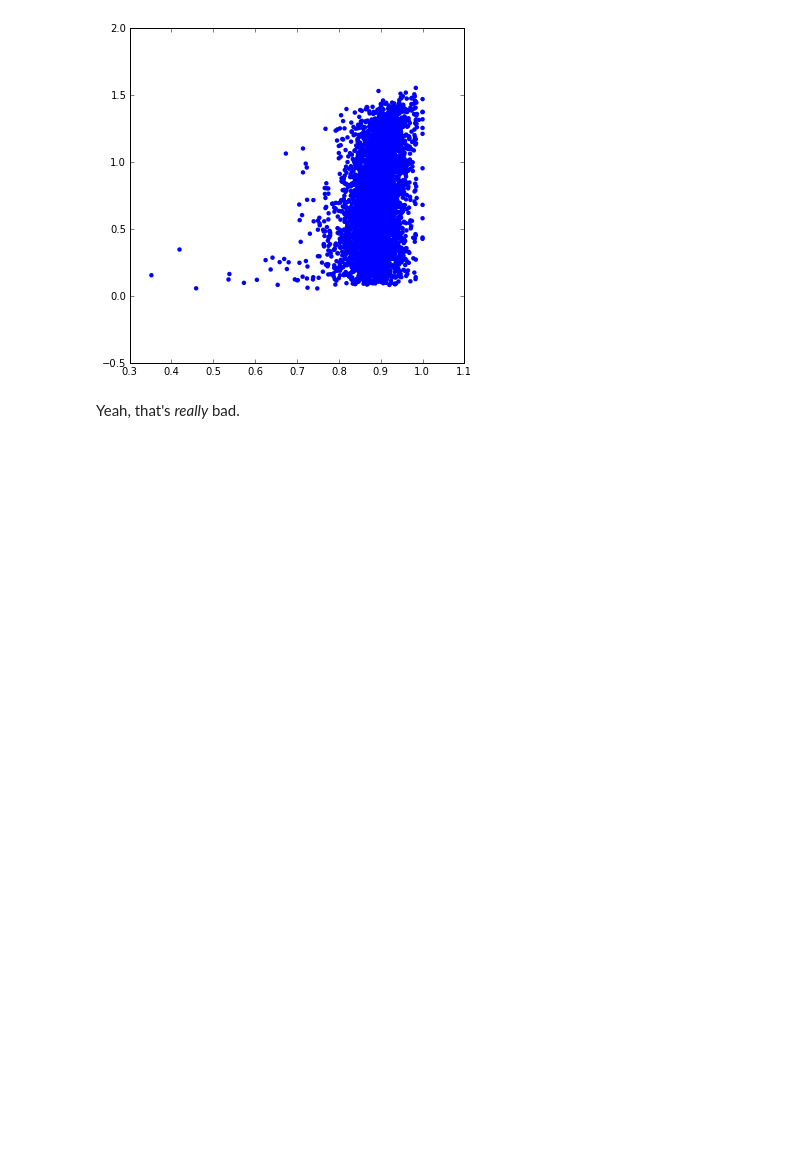
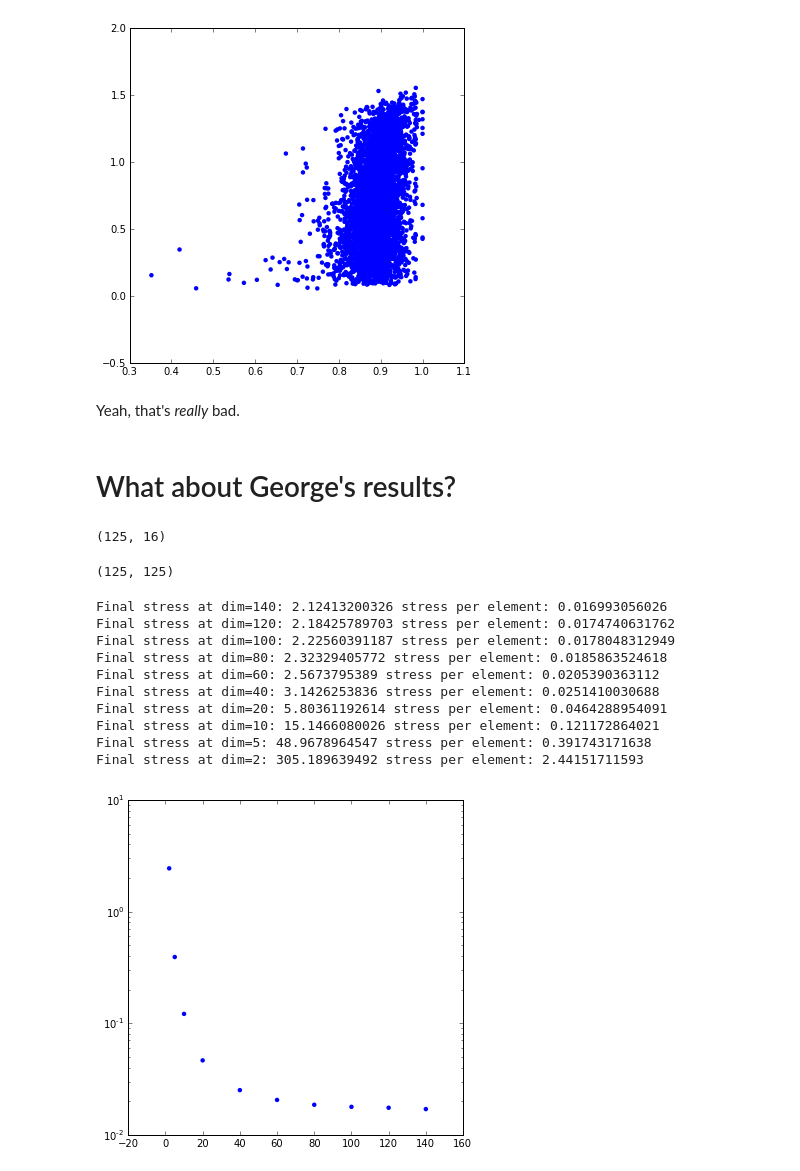
Before and after one commit to greglandrum/rdkit_blog, a Jupyter notebook: notebooks/MDS I.ipynb, the cells around one changed output. Drawn from its saved outputs; the diff is of its cells as text; code cells hidden in the pictures; blank space fills up the shorter version.

```diff
--- a/notebooks/MDS I.ipynb
+++ b/notebooks/MDS I.ipynb
@@ -559,3 +559,52 @@ scatter([x for x,y in d],[y for x,y in d],edgecolors='none')
 [figure]
 # %% [markdown]
 Yeah, that's *really* bad.
+# %% [markdown]
+# What about George's results?
+# %%
+TRGT = 'CHEMBL5024'
+re = requests.get('https://www.ebi.ac.uk/chemblws/targets/{0}/bioactivities.json'.format(TRGT))
+data = pd.DataFrame(re.json()['bioactivities'])
+data = data.drop_duplicates(['parent_cmpd_chemblid'])
+assays = data[['assay_chemblid','target_chemblid']].groupby('assay_chemblid').count()
+goodassays = list(assays.ix[assays.assay_chemblid >= 4].index)
+data = data.ix[data.assay_chemblid.isin(goodassays)]
+data.shape
+# %% [output]
+(125, 16)
+# %%
+def fetch_SMILES2(chemblid):
+    return str(requests.get('https://www.ebi.ac.uk/chemblws/compounds/{}.json'.format(chemblid)).json()['compound']['smiles'])
+data['SMILES'] = data['parent_cmpd_chemblid'].map(fetch_SMILES2)
+PandasTools.AddMoleculeColumnToFrame(data, smilesCol = 'SMILES')
+# %%
+mols = data[['parent_cmpd_chemblid','name_in_reference','SMILES', 'ROMol', 'assay_chemblid']]
+fps = [Chem.GetMorganFingerprintAsBitVect(m,2,nBits=2048) for m in mols['ROMol']]
+dist_mat = []
+for i,fp in enumerate(fps):
+    dist_mat.append(DataStructs.BulkTanimotoSimilarity(fps[i],fps,returnDistance=1))
+dist_mat=numpy.array(dist_mat)
+print dist_mat.shape
+# %% [output]
+(125, 125)
+# %%
+vs={}
+for nComps in (140,120,100,80,60,40,20,10,5,2):
+    mds3 = manifold.MDS(n_components=nComps, random_state=3, dissimilarity="precomputed",n_jobs = 4, verbose=0,max_iter=1000)
+    results3 = mds3.fit(dist_mat)
+    print 'Final stress at dim=%d:'%nComps,results3.stress_,'stress per element:',results3.stress_/len(dist_mat)
+    vs[nComps]=results3.stress_/len(dist_mat)
+scatter(vs.keys(),vs.values(),edgecolors='none')
+yscale('log')
+# %% [output]
+Final stress at dim=140: 2.12413200326 stress per element: 0.016993056026
+Final stress at dim=120: 2.18425789703 stress per element: 0.0174740631762
+Final stress at dim=100: 2.22560391187 stress per element: 0.0178048312949
+Final stress at dim=80: 2.32329405772 stress per element: 0.0185863524618
+Final stress at dim=60: 2.5673795389 stress per element: 0.0205390363112
+Final stress at dim=40: 3.1426253836 stress per element: 0.0251410030688
+Final stress at dim=20: 5.80361192614 stress per element: 0.0464288954091
+Final stress at dim=10: 15.1466080026 stress per element: 0.121172864021
+Final stress at dim=5: 48.9678964547 stress per element: 0.391743171638
+Final stress at dim=2: 305.189639492 stress per element: 2.44151711593
+[figure, added]
```
Also changed, not shown: parts of 3 cells of this notebook.
